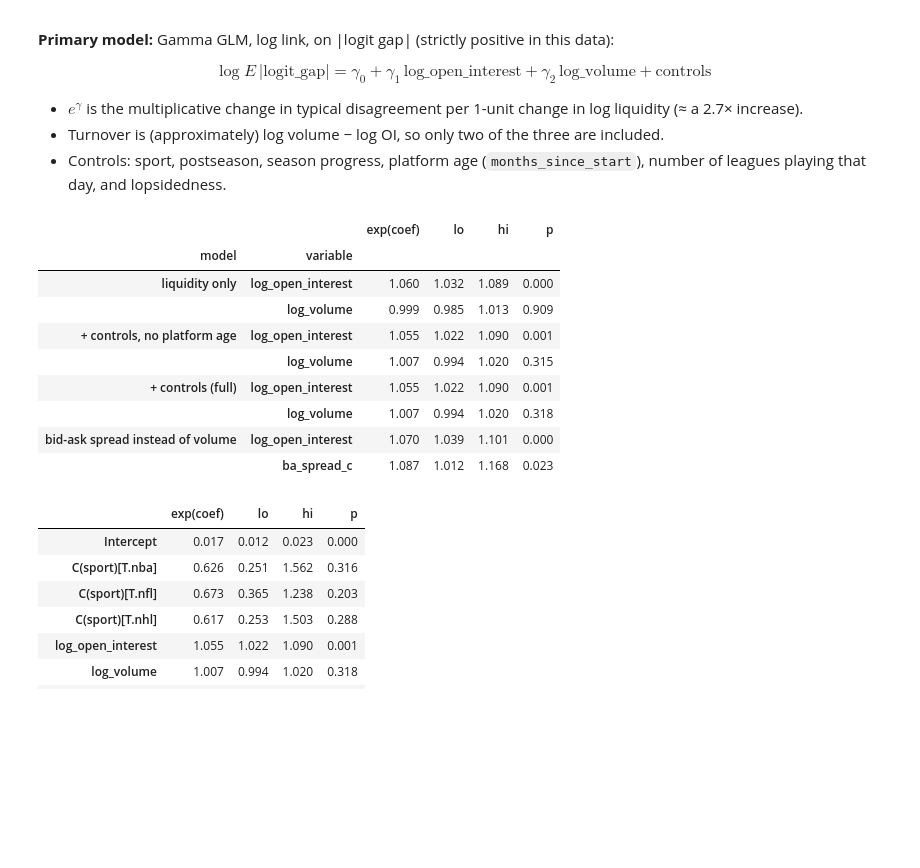
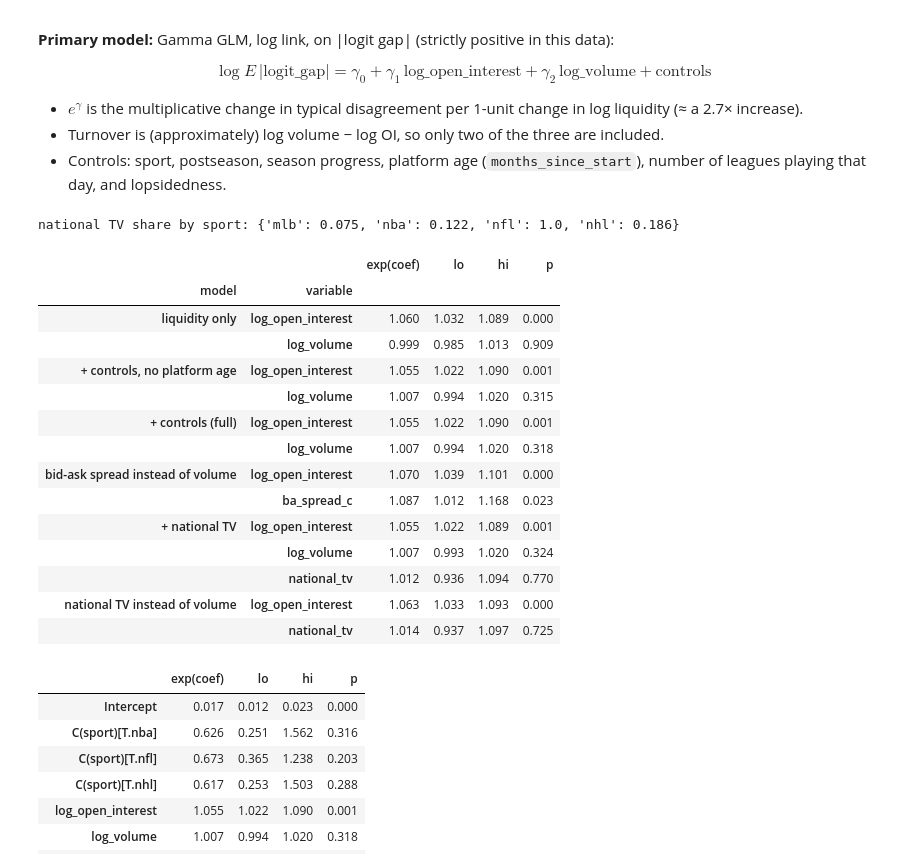
Before and after one commit to harrison-hal3sworth/predmarketproject, a Jupyter notebook: analysis/models_complete.ipynb, the cells around one changed output. Saved outputs shown, nothing was run; the diff lists cells and outputs as text; code cells hidden in the pictures; blank space fills up the shorter version.

Commit message:
EMH tests and analysis fully complete, notebook updated.

```diff
--- a/analysis/models_complete.ipynb
+++ b/analysis/models_complete.ipynb
@@ -338,34 +402,50 @@ specs = {
     "liquidity only": "abs_logit_gap ~ log_open_interest + log_volume",
     "+ controls, no platform age": "abs_logit_gap ~ log_open_interest + log_volume + C(sport) + post + season_progress + n_sports_today + lopsided",
     "+ controls (full)": f"abs_logit_gap ~ log_open_interest + log_volume + {CONTROLS}",
     "bid-ask spread instead of volume": f"abs_logit_gap ~ log_open_interest + ba_spread_c + {CONTROLS}",
 }
 liq_models = {name: gamma_fit(f, df) for name, f in specs.items()}
 
+# Televised-game indicator (slide 8's proposed b3), if scripts/fetch_espn_broadcasts.py has been run.
+# Fit on games with a broadcast listing only, so the clustering groups line up with the rows used.
+if "national_tv" in df:
+    dtv = df.dropna(subset=["national_tv"])
+    liq_models["+ national TV"] = gamma_fit(f"abs_logit_gap ~ log_open_interest + log_volume + national_tv + {CONTROLS}", dtv)
+    liq_models["national TV instead of volume"] = gamma_fit(f"abs_logit_gap ~ log_open_interest + national_tv + {CONTROLS}", dtv)
+    print("national TV share by sport:", dtv.groupby("sport")["national_tv"].mean().round(3).to_dict())
+else:
+    print("No national_tv column: run `python scripts/fetch_espn_broadcasts.py`, then `python analysis/build_model_table.py`.")
+
 def liq_rows(res, vars_, label):
     # Long-format rows: exp(coef) with 95% CI for each liquidity variable present in the model.
     rows = []
     for v in vars_:
         if v in res.params:
             lo, hi = res.conf_int().loc[v]
             rows.append({"model": label, "variable": v, "exp(coef)": np.exp(res.params[v]),
                          "lo": np.exp(lo), "hi": np.exp(hi), "p": res.pvalues[v]})
     return rows
 
-liq_vars = ["log_open_interest", "log_volume", "ba_spread_c"]
+liq_vars = ["log_open_interest", "log_volume", "ba_spread_c", "national_tv"]
 liq_table = pd.DataFrame([r for k, res in liq_models.items() for r in liq_rows(res, liq_vars, k)]).set_index(["model", "variable"])
 liq_table.round(3)
 # %% [output]
+national TV share by sport: {'mlb': 0.075, 'nba': 0.122, 'nfl': 1.0, 'nhl': 0.186}
 |  |  | exp(coef) | lo | hi | p |
 | model | variable |  |  |  |  |
 | liquidity only | log_open_interest | 1.060 | 1.032 | 1.089 | 0.000 |
 |  | log_volume | 0.999 | 0.985 | 1.013 | 0.909 |
 | + controls, no platform age | log_open_interest | 1.055 | 1.022 | 1.090 | 0.001 |
 |  | log_volume | 1.007 | 0.994 | 1.020 | 0.315 |
 | + controls (full) | log_open_interest | 1.055 | 1.022 | 1.090 | 0.001 |
 |  | log_volume | 1.007 | 0.994 | 1.020 | 0.318 |
 | bid-ask spread instead of volume | log_open_interest | 1.070 | 1.039 | 1.101 | 0.000 |
 |  | ba_spread_c | 1.087 | 1.012 | 1.168 | 0.023 |
+| + national TV | log_open_interest | 1.055 | 1.022 | 1.089 | 0.001 |
+|  | log_volume | 1.007 | 0.993 | 1.020 | 0.324 |
+|  | national_tv | 1.012 | 0.936 | 1.094 | 0.770 |
+| national TV instead of volume | log_open_interest | 1.063 | 1.033 | 1.093 | 0.000 |
+|  | national_tv | 1.014 | 0.937 | 1.097 | 0.725 |
 # %%
 # Full model, all coefficients (exp(coef) = multiplicative effect on mean |logit gap|)
 full = liq_models["+ controls (full)"]
```
Also changed, not shown: parts of 13 cells of this notebook, 15 other files.
